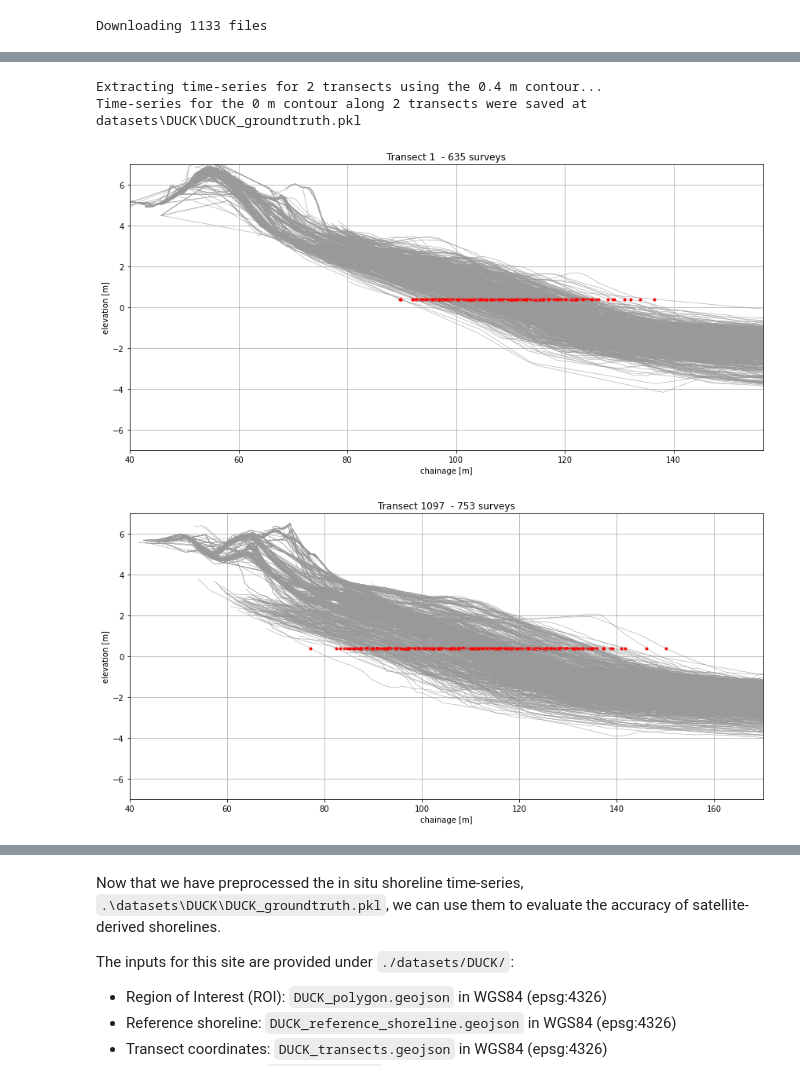
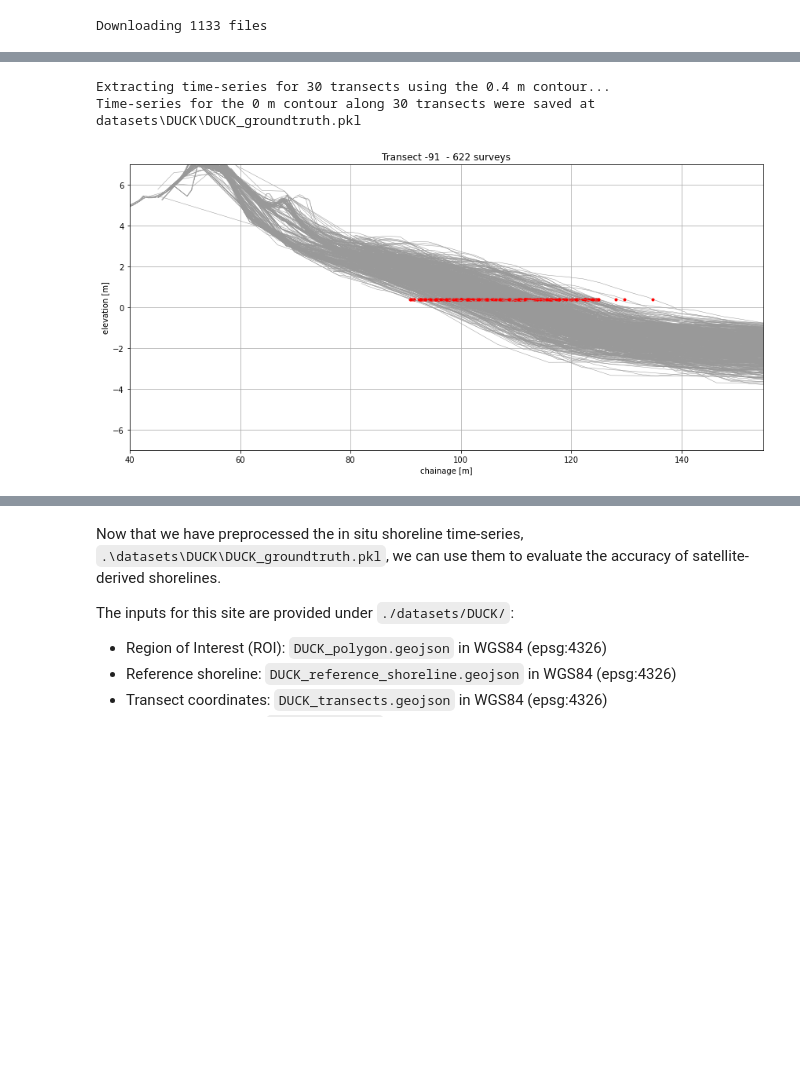
Before and after one commit to SatelliteShorelines/SDS_Benchmark, a Jupyter notebook: 1_preprocess_datasets.ipynb, the cells around one changed output, grey strips where cells are left out. Cells and saved outputs as stored; diff of their text form; code cells hidden in the pictures; blank space fills up the shorter version.

```diff
--- a/1_preprocess_datasets.ipynb
+++ b/1_preprocess_datasets.ipynb
@@ -271,11 +271,9 @@ Note that the elevation data is in NAVD88, so Mean High Water is about 0.4 m bas
 
 The time-series of shoreline change are saved as `DUCK_groundtruth.pkl` in the `./datasets/DUCK` folder.
 # %%
-# format data along 2 selected profiles (which have the most surveys and are far enough from the pier)
-profiles = [1, 1097,]
-# all other profiles
-# [1,46, 91, 137, 183, 229, 274, 320, 366, 411, 457, 558, 594, 640, 686, 731,
-# 777, 823, 869, 914, 927, 951, 960, 1006, 1052, 1097, 1157, 1217, 1277, 1337]
+# all surveyed profiles
+profiles = [-91,-46, 1,46, 91, 137, 183, 229, 274, 320, 366, 411, 457, 558, 594, 640, 686, 731,
+            777, 823, 869, 914, 960, 1006, 1052, 1097, 1157, 1217, 1277, 1337]
 pf_names = [str(_) for _ in profiles]
 
 contour_level = 0.4 # = MHW in Navd88
@@ -289,6 +287,7 @@ filenames = [_ for _ in filenames if not _ == '.nc']
 for fn in filenames:
     data = Dataset(os.path.join(fp_raw,fn))
     date_str = fn[-11:].split('.nc')[0]
+    if date_str == '19890523': continue     # skip problematic survey
     date = pytz.utc.localize(datetime.strptime(date_str,'%Y%m%d'))
     survey_number = np.array(data.variables['surveyNumber'][:])[0]
     survey_data[str(survey_number)] = dict([])
@@ -304,6 +303,7 @@ for fn in filenames:
 fp_figs = os.path.join(data_folder,'figs_profiles')
 if not os.path.exists(fp_figs): os.makedirs(fp_figs)
 topo_profiles = dict([])
+n_surveys = np.zeros(len(pf_names))
 for i in range(len(pf_names)):
     topo_profiles[pf_names[i]] = {'dates':[],'chainages':[]}
     fig, ax = plt.subplots(1,1,figsize=(12,6),tight_layout=True)
@@ -320,34 +320,35 @@ for i in range(len(pf_names)):
         idx_sorted = np.argsort(chainages)
         chainages = chainages[idx_sorted]
         elevations = elevations[idx_sorted]
         chainages_interp = np.arange(np.min(chainages)-1,np.max(chainages)+1,1)
         elevations_interp = np.interp(chainages_interp,chainages,elevations)
         # use interpolation to extract the chainage at the contour level
         f = interpolate.interp1d(elevations_interp, chainages_interp, bounds_error=False)
         chainage_contour_level = float(f(contour_level))
         topo_profiles[pf_names[i]]['chainages'].append(chainage_contour_level)
         topo_profiles[pf_names[i]]['dates'].append(date)
         ax.plot(chainages,elevations,'-',c='0.6',lw=0.5)
         ax.plot(chainage_contour_level,contour_level,'r.')
 
     # convert to np.array
     topo_profiles[pf_names[i]]['chainages'] = np.array(topo_profiles[pf_names[i]]['chainages'])
+    n_surveys[i] = len(topo_profiles[pf_names[i]]['dates'])
     if len(topo_profiles[pf_names[i]]['dates']) > 0:
         ax.set(title = 'Transect %s  - %d surveys'%(pf_names[i],len(topo_profiles[pf_names[i]]['dates'])),
                xlabel='chainage [m]', ylabel='elevation [m]', ylim=[-7,7],
                xlim=[40,np.nanmax(topo_profiles[pf_names[i]]['chainages'])+20])
         fig.savefig(os.path.join(fp_figs, 'transect_%s.jpg'%pf_names[i]), dpi=100)
+        if i > 0: plt.close(fig)
     else:
         topo_profiles.pop(pf_names[i])
         plt.close(fig)
 
 # save time-series in a pickle file
 fp_save = os.path.join(data_folder, '%s_groundtruth.pkl'%sitename)
 with open(fp_save, 'wb') as f:
     pickle.dump(topo_profiles, f)
 print('Time-series for the %1.f m contour along %d transects were saved at %s'%(contour_level,len(pf_names),fp_save))
 # %% [output]
-Extracting time-series for 2 transects using the 0.4 m contour...
-Time-series for the 0 m contour along 2 transects were saved at datasets\DUCK\DUCK_groundtruth.pkl
+Extracting time-series for 30 transects using the 0.4 m contour...
+Time-series for the 0 m contour along 30 transects were saved at datasets\DUCK\DUCK_groundtruth.pkl
-[figure, old version]
+[figure, new version]
-[figure, removed]
```
Also changed, not shown: parts of 16 cells of this notebook, 9 other files.
